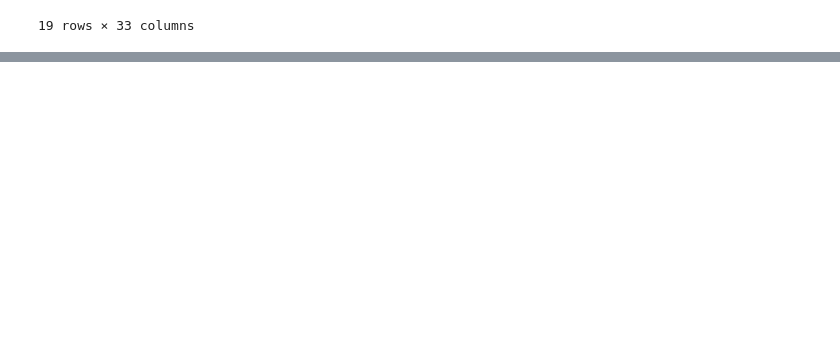
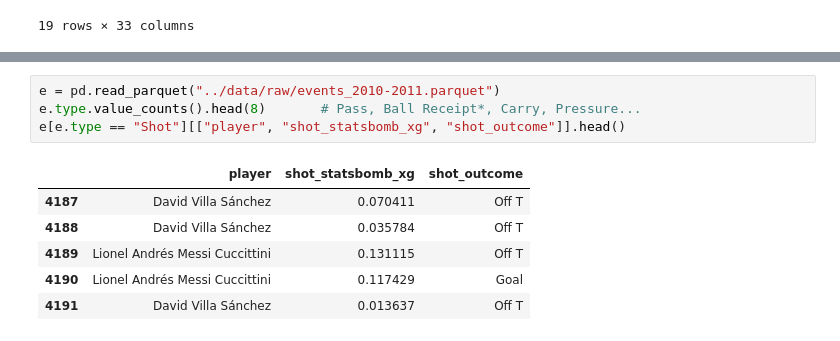
Before and after one commit to diegodelg23/barca-chance-creation, a Jupyter notebook: notebooks/explore.ipynb, the cells around one changed output, grey strips where cells are left out. Saved outputs shown, nothing was run; the diff lists cells and outputs as text; blank space fills up the shorter version.

```diff
--- a/notebooks/explore.ipynb
+++ b/notebooks/explore.ipynb
@@ -199,0 +221,11 @@ ev[ev.type == "Shot"].dropna(axis=1, how="all")
+# %%
+e = pd.read_parquet("../data/raw/events_2010-2011.parquet")
+e.type.value_counts().head(8)       # Pass, Ball Receipt*, Carry, Pressure...
+e[e.type == "Shot"][["player", "shot_statsbomb_xg", "shot_outcome"]].head()
+# %% [output]
+|  | player | shot_statsbomb_xg | shot_outcome |
+| 4187 | David Villa Sánchez | 0.070411 | Off T |
+| 4188 | David Villa Sánchez | 0.035784 | Off T |
+| 4189 | Lionel Andrés Messi Cuccittini | 0.131115 | Off T |
+| 4190 | Lionel Andrés Messi Cuccittini | 0.117429 | Goal |
+| 4191 | David Villa Sánchez | 0.013637 | Off T |
```
Also changed, not shown: parts of 4 cells of this notebook, 2 other files.
